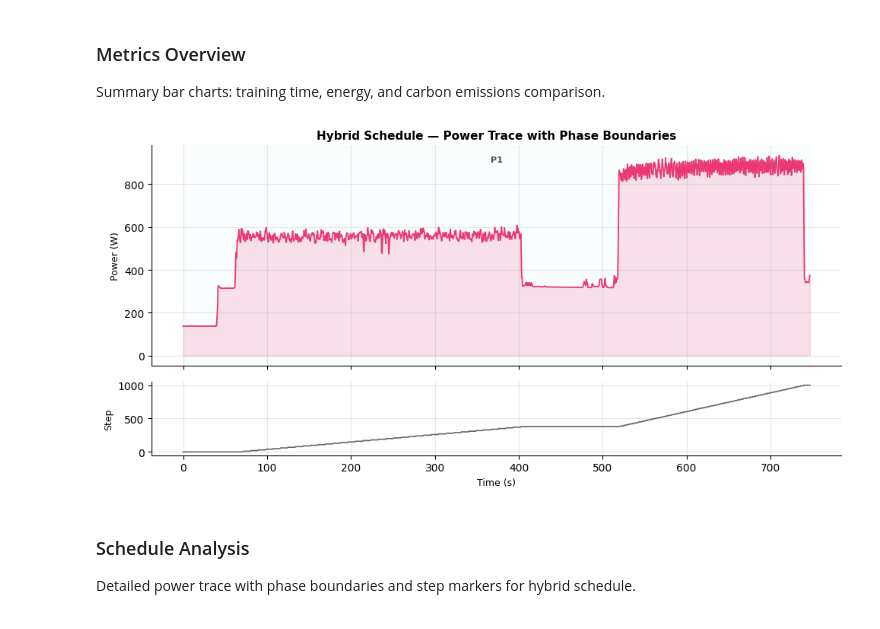
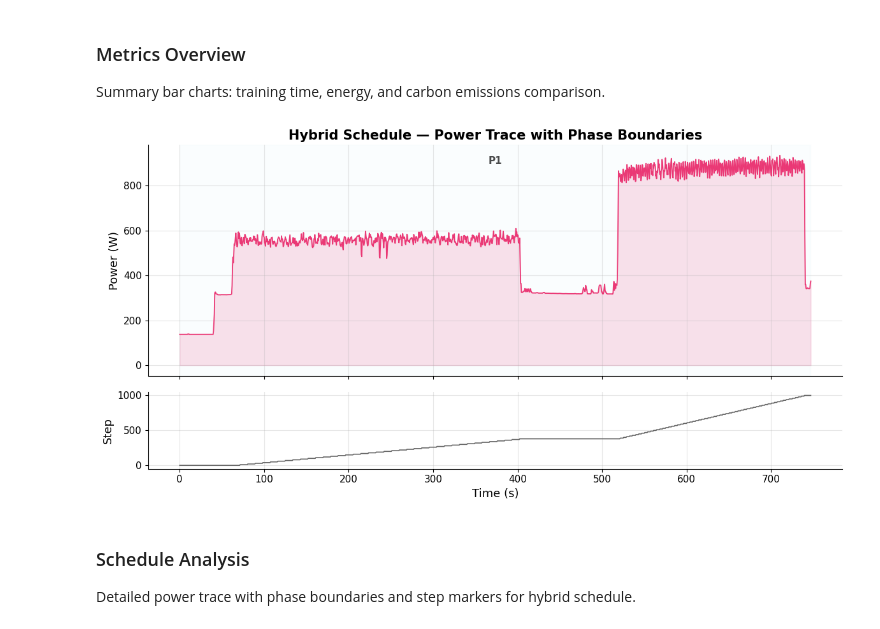
Before and after one commit to Wafik20/scheduling-carbon-aware-3d-parallelism, a Jupyter notebook: notebooks/visualize_training.ipynb, the cells around one changed output. Cells and saved outputs as stored; diff of their text form; code cells hidden in the pictures.

```diff
--- a/notebooks/visualize_training.ipynb
+++ b/notebooks/visualize_training.ipynb
@@ -107,7 +125,7 @@ def add_ci_colorbar(fig, ax, A, label="CI (gCO₂/kWh)"):
     sm.set_array([])
     cb = fig.colorbar(sm, ax=ax, orientation="vertical",
                       fraction=0.03, pad=0.02, shrink=0.75)
-    cb.set_label(label, fontsize=8)
+    cb.set_label(label, fontsize=12)
     cb.set_ticks(sorted(set(A)))
     cb.set_ticklabels([ci_label(c, A) for c in sorted(set(A))])
     return cb
@@ -141,7 +159,7 @@ def annotate_ci_periods(ax, A, schedule_duration_s, y_label_frac=0.04):
         x0, x1 = i * period_s, (i + 1) * period_s
         ax.axvspan(x0, x1, alpha=0.18, color=ci_to_color(c), zorder=0)
         ax.text((x0 + x1) / 2, y_text, ci_label(c, A),
-                ha="center", va="bottom", fontsize=8,
+                ha="center", va="bottom", fontsize=12,
                 fontweight="bold", color=ci_to_color(c), alpha=0.85)
     xlim = ax.get_xlim()
     if xlim[1] > schedule_duration_s:
@@ -414,16 +449,16 @@ for ax, trace in zip(axes, traces):
                     alpha=0.75,
                 )
 
-    ax.set_title(trace["title"], fontsize=9, fontweight="bold")
-    ax.set_xlabel("Time (s)", fontsize=8)
-    ax.tick_params(labelsize=7)
+    ax.set_title(trace["title"], fontsize=13, fontweight="bold")
+    ax.set_xlabel("Time (s)", fontsize=12)
+    ax.tick_params(labelsize=11)
 
     ax.text(
         0.02,
         0.92,
         f"avg={cfg['steady_avg_power']:.0f}W",
         transform=ax.transAxes,
-        fontsize=7,
+        fontsize=11,
         color="#2E7D32",
     )
 
@@ -431,7 +466,7 @@ for ax, trace in zip(axes, traces):
     ax.set_xlim(0, x_max)
     ax.set_ylim(y_min - y_pad, y_max + y_pad)
 
-axes[0].set_ylabel("Power (W)", fontsize=8)
+axes[0].set_ylabel("Power (W)", fontsize=12)
 
 fig.align_xlabels(axes)
 fig.align_ylabels(axes)
@@ -481,20 +516,20 @@ if n_configs > 0:
         if use_varying:
             annotate_ci_periods(ax, A, CI_SCHEDULE_DURATION_S)
             ax.set_title(f"Varying CI  (A={A}, {CI_SCHEDULE_DURATION_S:.0f}s)",
-                         fontsize=10, fontweight="bold")
+                         fontsize=14, fontweight="bold")
             add_ci_colorbar(fig, ax, A)
         else:
-            ax.set_title(f"Fixed CI  ({CI_FIXED} gCO₂/kWh)", fontsize=10, fontweight="bold")
+            ax.set_title(f"Fixed CI  ({CI_FIXED} gCO₂/kWh)", fontsize=14, fontweight="bold")
 
-        ax.set_xlabel("Time (s)", fontsize=9)
-        ax.set_ylabel("Cumulative CO₂ (g)", fontsize=9)
-        ax.legend(fontsize=6.5, ncol=2, frameon=False)
+        ax.set_xlabel("Time (s)", fontsize=12)
+        ax.set_ylabel("Cumulative CO₂ (g)", fontsize=12)
+        ax.legend(fontsize=11, ncol=2, frameon=False)
 
     plt.suptitle("Impact of Time-Varying Carbon Intensity",
-                 fontsize=11, fontweight="bold", y=1.02)
+                 fontsize=16, fontweight="bold", y=1.02)
     plt.tight_layout()
     plt.savefig(os.path.join(PLOTS_DIR, "graph_carbon_varying_ci.png"),
-                dpi=150, bbox_inches="tight")
+                dpi=300, bbox_inches="tight")
     plt.show()
 # %% [output]
 ========================================================================
@@ -594,43 +629,45 @@ for name, cfg in sched_configs.items():
     y = df["total_power_W"].to_numpy()
     steps = df["time_step"].to_numpy()
 
-    fig, (ax1, ax2) = plt.subplots(2, 1, figsize=(10, 5), sharex=True,
+    fig, (ax1, ax2) = plt.subplots(2, 1, figsize=(12, 6.2), sharex=True,
                                     gridspec_kw={"height_ratios": [3, 1]})
 
     ax1.plot(x, y, color=COLORS["schedule"], linewidth=1.3, alpha=0.85)
     ax1.fill_between(x, y, alpha=0.15, color=COLORS["schedule"])
-    ax1.set_ylabel("Power (W)", fontsize=9)
+    ax1.set_ylabel("Power (W)", fontsize=13)
     ax1.set_title("Hybrid Schedule — Power Trace with Phase Boundaries",
-                  fontsize=11, fontweight="bold")
+                  fontsize=15, fontweight="bold")
 
     phase_colors = ["#E3F2FD", "#E8F5E9", "#FFF3E0", "#F3E5F5",
                     "#FCE4EC", "#E0F7FA", "#FFF9C4"]
     boundaries = [0]
     for j in range(1, len(steps)):
         if steps[j] < steps[j-1] and steps[j-1] > 0:
             boundaries.append(j)
     boundaries.append(len(df))
 
     for p_idx in range(len(boundaries) - 1):
         s_idx = boundaries[p_idx]
         e_idx = boundaries[p_idx + 1]
         if s_idx < len(x) and e_idx <= len(x):
             ax1.axvspan(x[s_idx], x[min(e_idx - 1, len(x) - 1)],
                         alpha=0.15, color=phase_colors[p_idx % len(phase_colors)])
             mid_x = (x[s_idx] + x[min(e_idx - 1, len(x) - 1)]) / 2
             ax1.text(mid_x, ax1.get_ylim()[1] * 0.95, f"P{p_idx + 1}",
-                     ha="center", va="top", fontsize=8, fontweight="bold", alpha=0.7)
+                     ha="center", va="top", fontsize=11, fontweight="bold", alpha=0.7)
 
     ax2.plot(x, steps, color="#666", linewidth=1.2)
-    ax2.set_xlabel("Time (s)", fontsize=9)
-    ax2.set_ylabel("Step", fontsize=9)
+    ax1.tick_params(labelsize=11)
+    ax2.set_xlabel("Time (s)", fontsize=13)
+    ax2.set_ylabel("Step", fontsize=13)
+    ax2.tick_params(labelsize=11)
 
     plt.tight_layout()
     plt.savefig(os.path.join(PLOTS_DIR, "graph_schedule_detailed.png"),
-                dpi=150, bbox_inches="tight")
+                dpi=300, bbox_inches="tight")
     plt.show()
 # %% [output]
-[figure, old version]
+[figure, new version]
 # %% [markdown]
 ### Schedule Analysis
 
```
Also changed, not shown: parts of 29 cells of this notebook, 4 other files.
